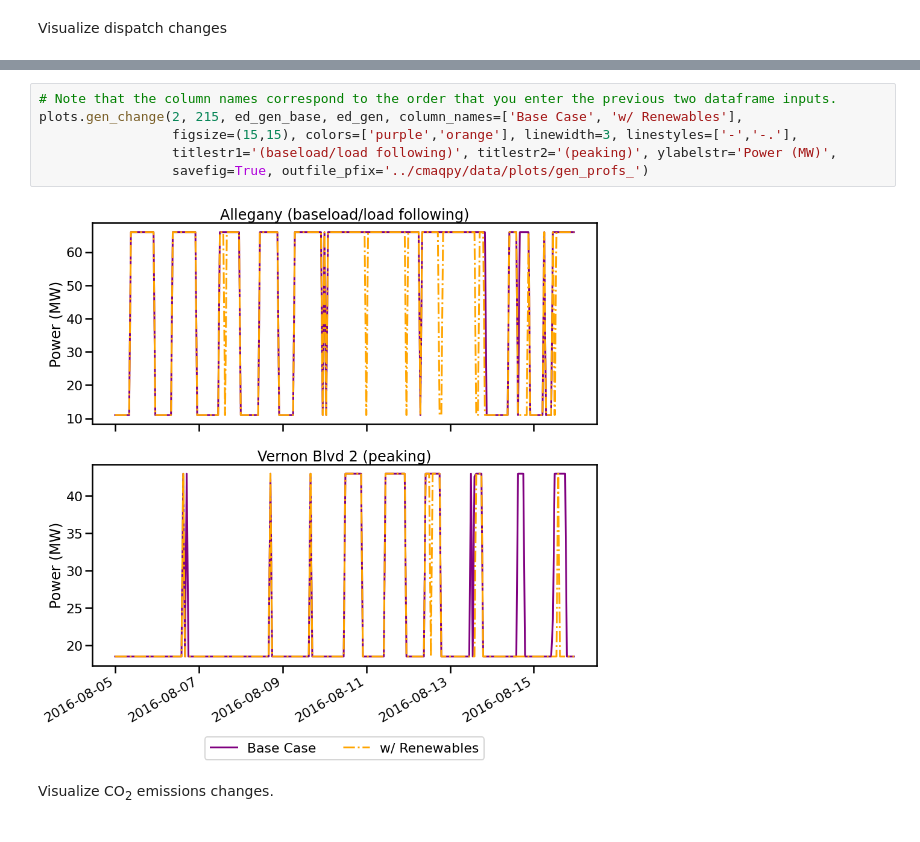
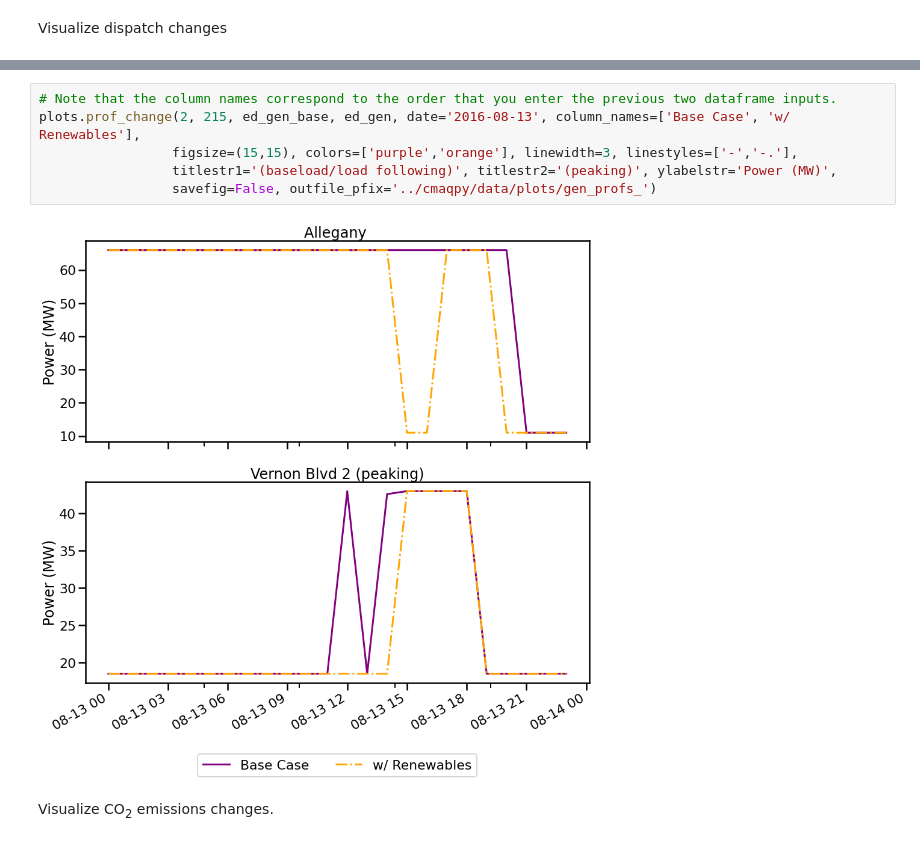
Before and after one commit to jeffreysward/cmaqpy, a Jupyter notebook: notebooks/Visualize gen emissions dev.ipynb, the cells around one changed output, grey strips where cells are left out. Drawn from its saved outputs; the diff is of its cells as text.

```diff
--- a/notebooks/Visualize gen emissions dev.ipynb
+++ b/notebooks/Visualize gen emissions dev.ipynb
@@ -52,10 +59,10 @@ Visualize dispatch changes
 # %%
 # Note that the column names correspond to the order that you enter the previous two dataframe inputs.
-plots.gen_change(2, 215, ed_gen_base, ed_gen, column_names=['Base Case', 'w/ Renewables'],
+plots.prof_change(2, 215, ed_gen_base, ed_gen, date='2016-08-13', column_names=['Base Case', 'w/ Renewables'],
                  figsize=(15,15), colors=['purple','orange'], linewidth=3, linestyles=['-','-.'],
                  titlestr1='(baseload/load following)', titlestr2='(peaking)', ylabelstr='Power (MW)',
-                 savefig=True, outfile_pfix='../cmaqpy/data/plots/gen_profs_')
+                 savefig=False, outfile_pfix='../cmaqpy/data/plots/gen_profs_')
 # %% [output]
-[figure, old version]
+[figure, new version]
 # %% [markdown]
 Visualize CO<sub>2</sub> emissions changes.
```
Also changed, not shown: parts of 8 cells of this notebook, 7 other files.
